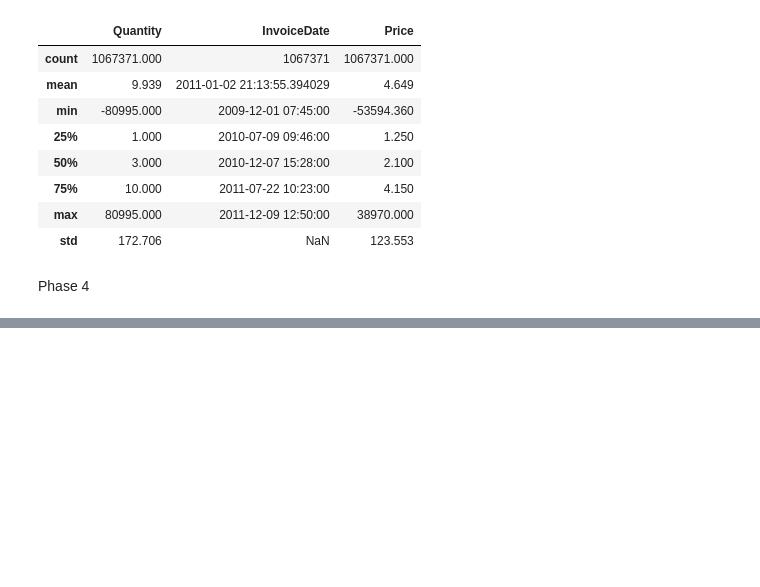
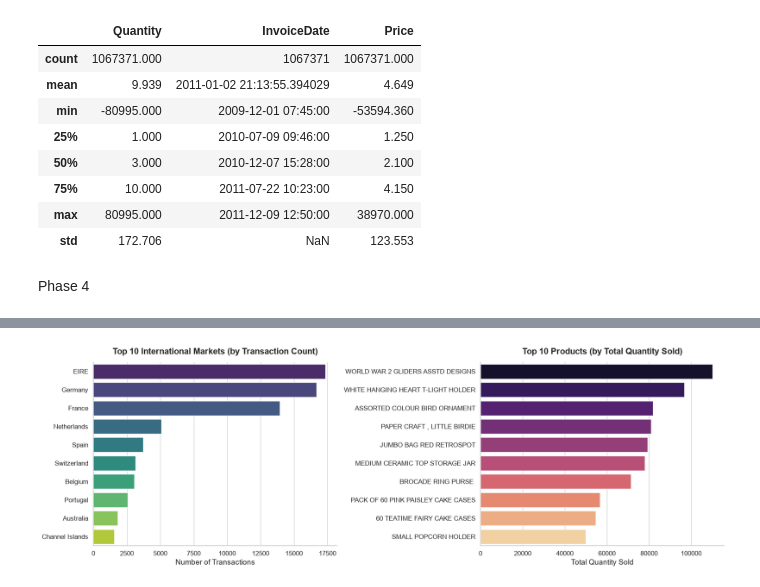
Before and after one commit to MianArslan09/UCI-Retail-II-Data-EDA, a Jupyter notebook: notebooks/EDA.ipynb, the cells around one changed output, grey strips where cells are left out. Cells and saved outputs as stored; diff of their text form; code cells hidden in the pictures; blank space fills up the shorter version.

Commit message:
phase 9 & 10. UNIVARIATE & BIVARIATE ANALYSIS

```diff
--- a/notebooks/EDA.ipynb
+++ b/notebooks/EDA.ipynb
@@ -249,0 +646,49 @@ Total Cancelled Invoices: 19,494
+# %%
+# ==========================================
+# 9 & 10. UNIVARIATE & BIVARIATE ANALYSIS
+# ==========================================
+
+# Create a temporary dataframe for visual EDA (Excluding returns and errors)
+df_eda = df_raw[(df_raw['Quantity'] > 0) & (df_raw['Price'] > 0)].copy()
+
+# Set up the matplotlib figure with two subplots side-by-side
+fig, axes = plt.subplots(1, 2, figsize=(18, 6))
+
+# ------------------------------------------
+# Chart 1: Top 10 International Markets
+# ------------------------------------------
+# Exclude the UK to see the international footprint
+df_intl = df_eda[df_eda['Country'] != 'United Kingdom']
+top_countries = df_intl['Country'].value_counts().head(10)
+
+sns.barplot(
+    x=top_countries.values,
+    y=top_countries.index,
+    palette='viridis',
+    ax=axes[0]
+)
+axes[0].set_title('Top 10 International Markets (by Transaction Count)', pad=15)
+axes[0].set_xlabel('Number of Transactions')
+axes[0].set_ylabel('')
+
+# ------------------------------------------
+# Chart 2: Top 10 Products by Volume
+# ------------------------------------------
+# Group by description and sum the quantities
+top_products = df_eda.groupby('Description')['Quantity'].sum().sort_values(ascending=False).head(10)
+
+sns.barplot(
+    x=top_products.values,
+    y=top_products.index,
+    palette='magma',
+    ax=axes[1]
+)
+axes[1].set_title('Top 10 Products (by Total Quantity Sold)', pad=15)
+axes[1].set_xlabel('Total Quantity Sold')
+axes[1].set_ylabel('')
+
+# Adjust layout to prevent text overlapping
+plt.tight_layout()
+plt.show()
+# %% [output]
+[figure, added]
```
Also changed, not shown: parts of 3 cells of this notebook.
